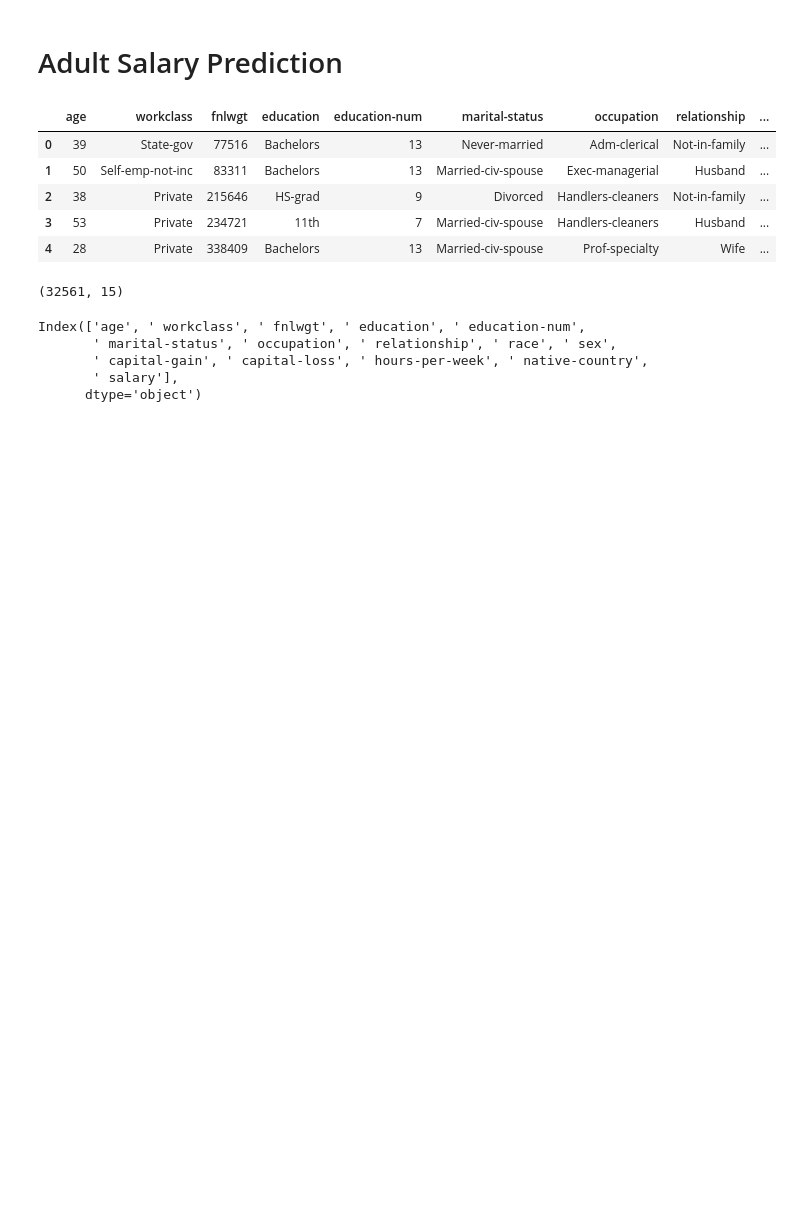
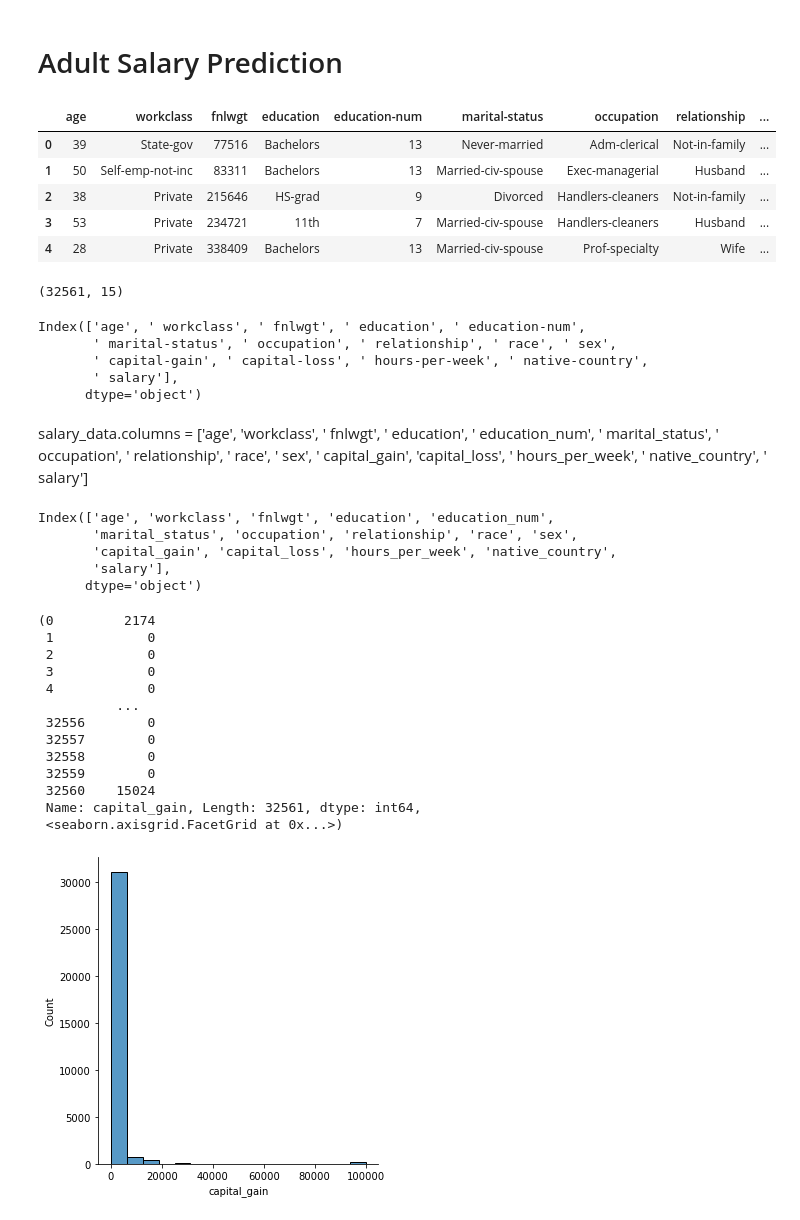
Before and after one commit to ram-polisetti/DataScience, a Jupyter notebook: AdultSalaryPrediction/AdultSalaryPrediction.ipynb, the cells around one changed output. Drawn from its saved outputs; the diff is of its cells as text; code cells hidden in the pictures; blank space fills up the shorter version.

```diff
--- a/AdultSalaryPrediction/AdultSalaryPrediction.ipynb
+++ b/AdultSalaryPrediction/AdultSalaryPrediction.ipynb
@@ -28,8 +28,34 @@ Index(['age', ' workclass', ' fnlwgt', ' education', ' education-num',
        ' capital-gain', ' capital-loss', ' hours-per-week', ' native-country',
        ' salary'],
       dtype='object')
-# %%
-salary_data.columns = ['age', ' workclass', ' fnlwgt', ' education', ' education_num',
-       ' marital_status', ' occupation', ' relationship', ' race', ' sex',
-       ' capital_gain', ' capital_loss', ' hours_per_week', ' native_country',
-       ' salary']
+# %% [markdown]
+salary_data.columns = ['age', 'workclass', ' fnlwgt', ' education', ' education_num',
+       ' marital_status', ' occupation', ' relationship', ' race', ' sex',
+       ' capital_gain', 'capital_loss', ' hours_per_week', ' native_country',
+       ' salary']
+# %%
+salary_data.columns = salary_data.columns.str.strip().str.replace("-", "_").str.lower()
+salary_data.columns
+# %% [output]
+Index(['age', 'workclass', 'fnlwgt', 'education', 'education_num',
+       'marital_status', 'occupation', 'relationship', 'race', 'sex',
+       'capital_gain', 'capital_loss', 'hours_per_week', 'native_country',
+       'salary'],
+      dtype='object')
+# %%
+salary_data['capital_gain'], sns.displot(salary_data.capital_gain)
+# %% [output]
+(0         2174
+ 1            0
+ 2            0
+ 3            0
+ 4            0
+          ...
+ 32556        0
+ 32557        0
+ 32558        0
+ 32559        0
+ 32560    15024
+ Name: capital_gain, Length: 32561, dtype: int64,
+ <seaborn.axisgrid.FacetGrid at 0x...>)
+[figure, added]
```
Also changed, not shown: parts of 24 cells of this notebook.
